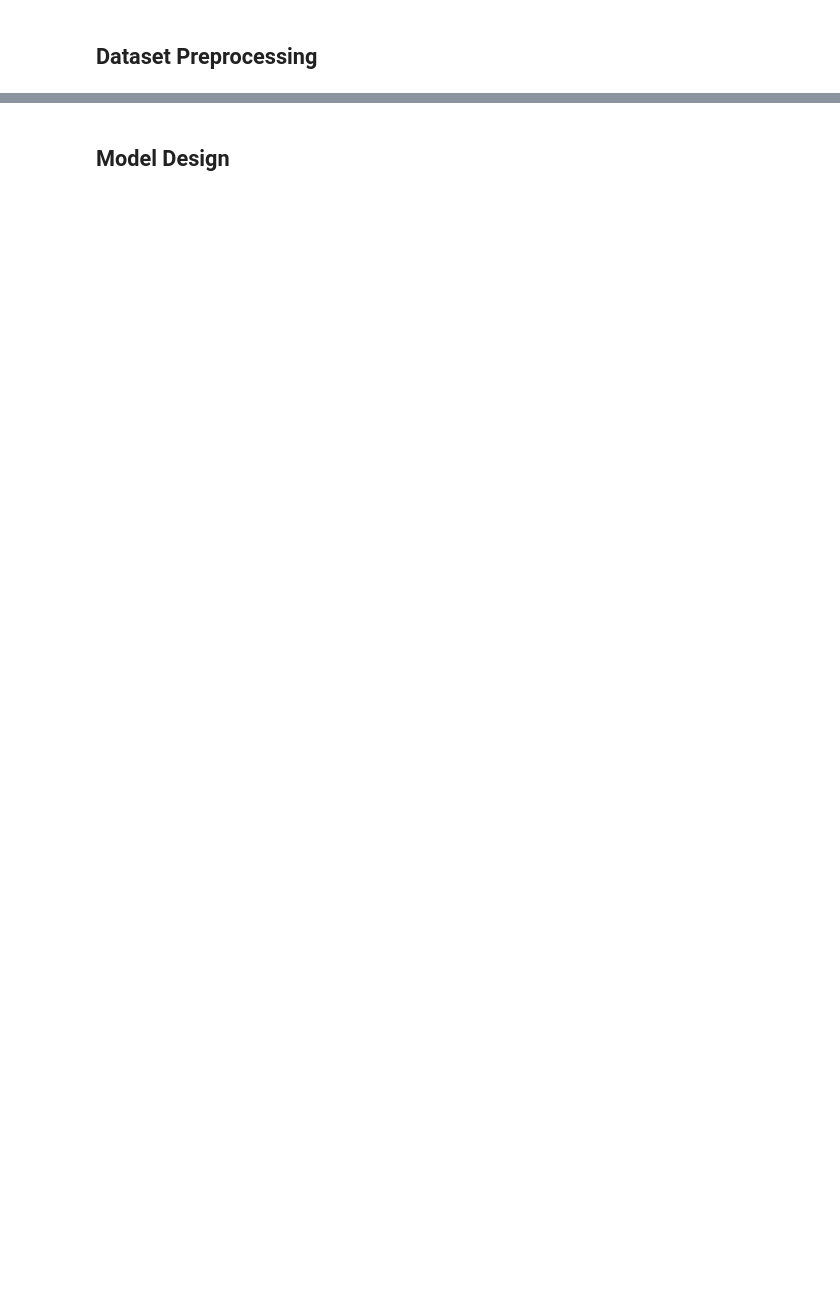
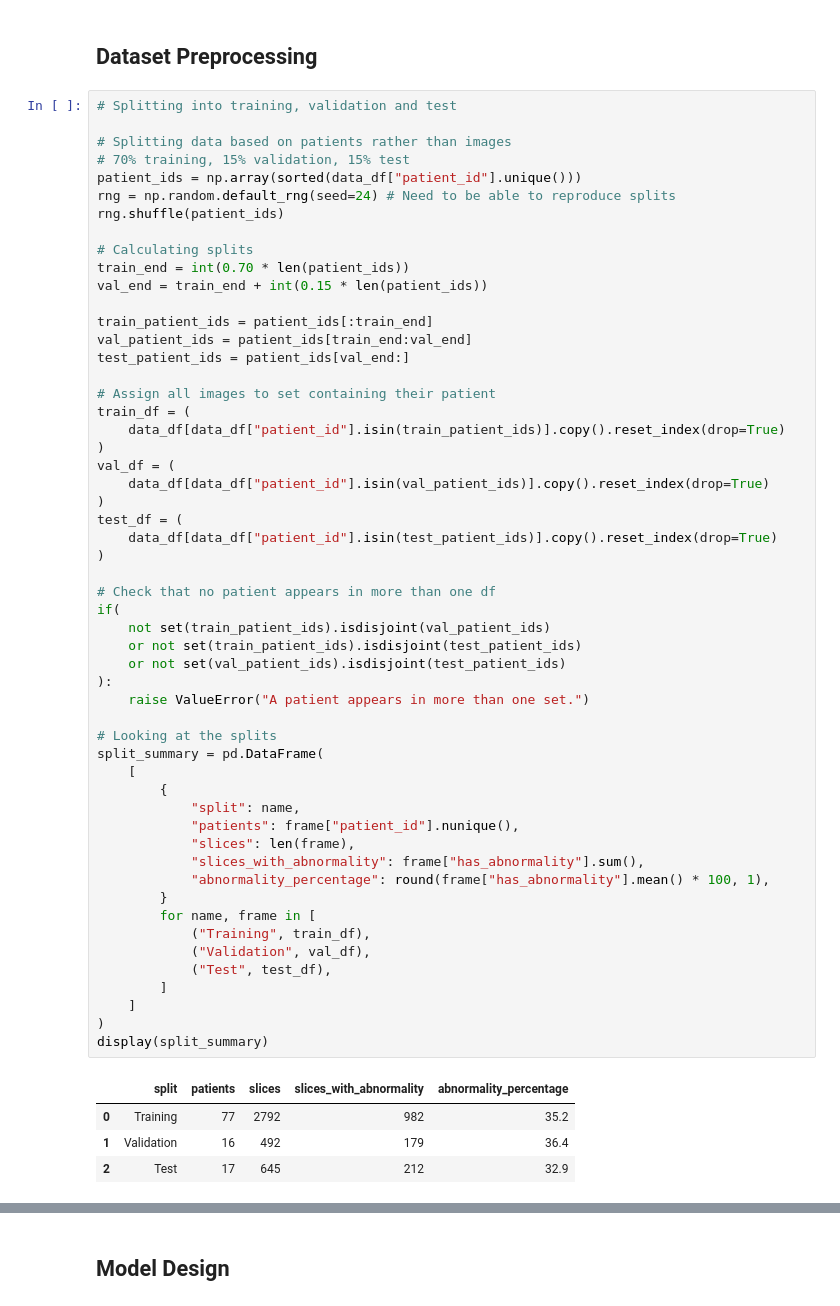
Before and after one commit to FosterSenpai/Semantic-Segmentation, a Jupyter notebook: DLE305RaeFosterBrief2.ipynb, the cells around one changed output, grey strips where cells are left out. Drawn from its saved outputs; the diff is of its cells as text; blank space fills up the shorter version.

```diff
--- a/DLE305RaeFosterBrief2.ipynb
+++ b/DLE305RaeFosterBrief2.ipynb
@@ -176,2 +188,61 @@ plt.show()
 # %% [markdown]
 ## Dataset Preprocessing
+# %%
+# Splitting into training, validation and test
+
+# Splitting data based on patients rather than images
+# 70% training, 15% validation, 15% test
+patient_ids = np.array(sorted(data_df["patient_id"].unique()))
+rng = np.random.default_rng(seed=24) # Need to be able to reproduce splits
+rng.shuffle(patient_ids)
+
+# Calculating splits
+train_end = int(0.70 * len(patient_ids))
+val_end = train_end + int(0.15 * len(patient_ids))
+
+train_patient_ids = patient_ids[:train_end]
+val_patient_ids = patient_ids[train_end:val_end]
+test_patient_ids = patient_ids[val_end:]
+
+# Assign all images to set containing their patient
+train_df = (
+    data_df[data_df["patient_id"].isin(train_patient_ids)].copy().reset_index(drop=True)
+)
+val_df = (
+    data_df[data_df["patient_id"].isin(val_patient_ids)].copy().reset_index(drop=True)
+)
+test_df = (
+    data_df[data_df["patient_id"].isin(test_patient_ids)].copy().reset_index(drop=True)
+)
+
+# Check that no patient appears in more than one df
+if(
+    not set(train_patient_ids).isdisjoint(val_patient_ids)
+    or not set(train_patient_ids).isdisjoint(test_patient_ids)
+    or not set(val_patient_ids).isdisjoint(test_patient_ids)
+):
+    raise ValueError("A patient appears in more than one set.")
+
+# Looking at the splits
+split_summary = pd.DataFrame(
+    [
+        {
+            "split": name,
+            "patients": frame["patient_id"].nunique(),
+            "slices": len(frame),
+            "slices_with_abnormality": frame["has_abnormality"].sum(),
+            "abnormality_percentage": round(frame["has_abnormality"].mean() * 100, 1),
+        }
+        for name, frame in [
+            ("Training", train_df),
+            ("Validation", val_df),
+            ("Test", test_df),
+        ]
+    ]
+)
+display(split_summary)
+# %% [output]
+|  | split | patients | slices | slices_with_abnormality | abnormality_percentage |
+| 0 | Training | 77 | 2792 | 982 | 35.2 |
+| 1 | Validation | 16 | 492 | 179 | 36.4 |
+| 2 | Test | 17 | 645 | 212 | 32.9 |
```
Also changed, not shown: parts of 27 cells of this notebook, 14 other files.
